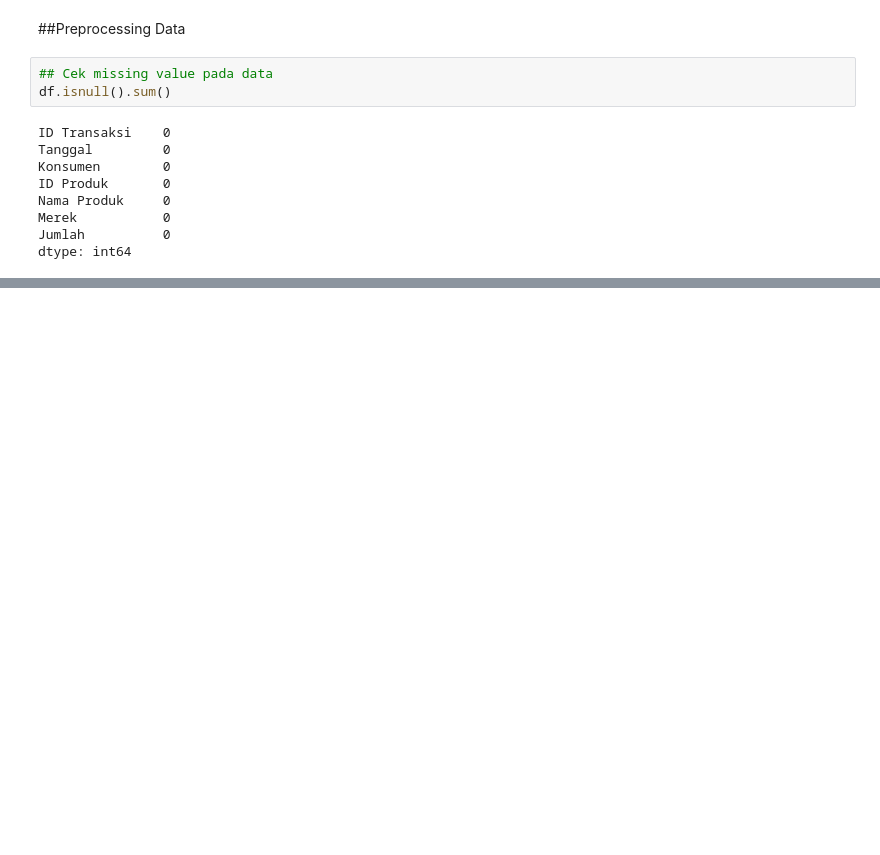
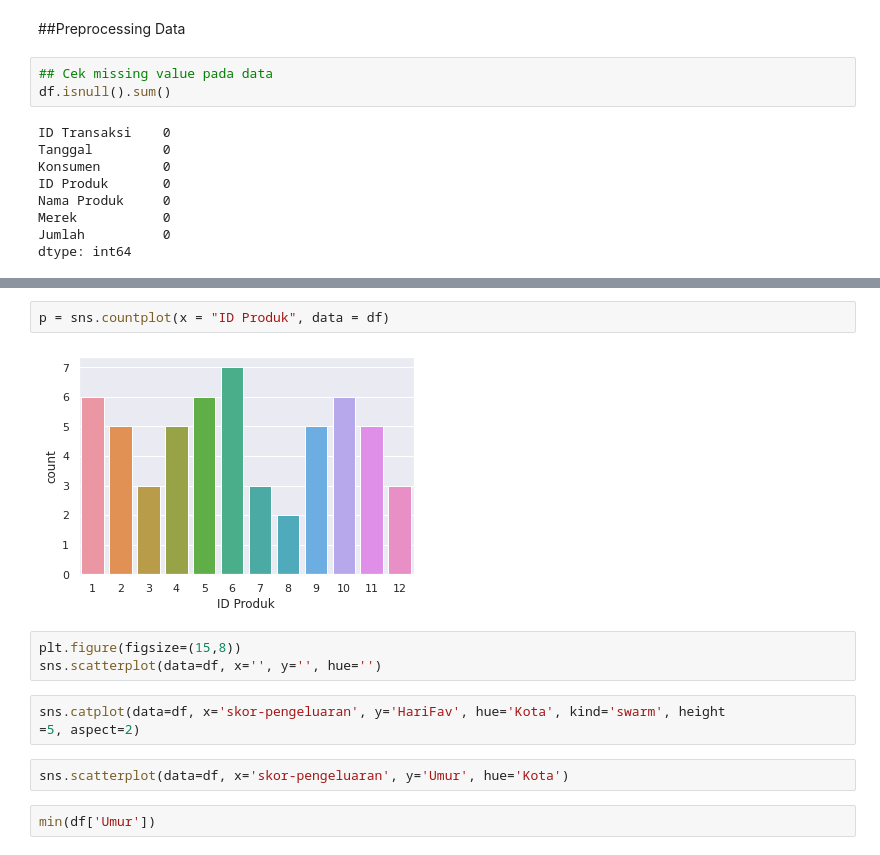
Before and after one commit to yogaap113/Case-Study-03-Data-Mining-UIN-Ganjil-2022-Kelompok-1, a Jupyter notebook: Case_Study_03_Data_Mining_UIN_Ganjil_2022_Kelompok_1.ipynb, the cells around one changed output, grey strips where cells are left out. Cells and saved outputs as stored; diff of their text form; blank space fills up the shorter version.

```diff
--- a/Case_Study_03_Data_Mining_UIN_Ganjil_2022_Kelompok_1.ipynb
+++ b/Case_Study_03_Data_Mining_UIN_Ganjil_2022_Kelompok_1.ipynb
@@ -99,0 +128,14 @@ ax.set_xlabel(' ')
+# %%
+p = sns.countplot(x = "ID Produk", data = df)
+# %% [output]
+[figure, added]
+# %%
+plt.figure(figsize=(15,8))
+sns.scatterplot(data=df, x='', y='', hue='')
+# %%
+sns.catplot(data=df, x='skor-pengeluaran', y='HariFav', hue='Kota', kind='swarm', height
+=5, aspect=2)
+# %%
+sns.scatterplot(data=df, x='skor-pengeluaran', y='Umur', hue='Kota')
+# %%
+min(df['Umur'])
```
Also changed, not shown: parts of 5 cells of this notebook.
